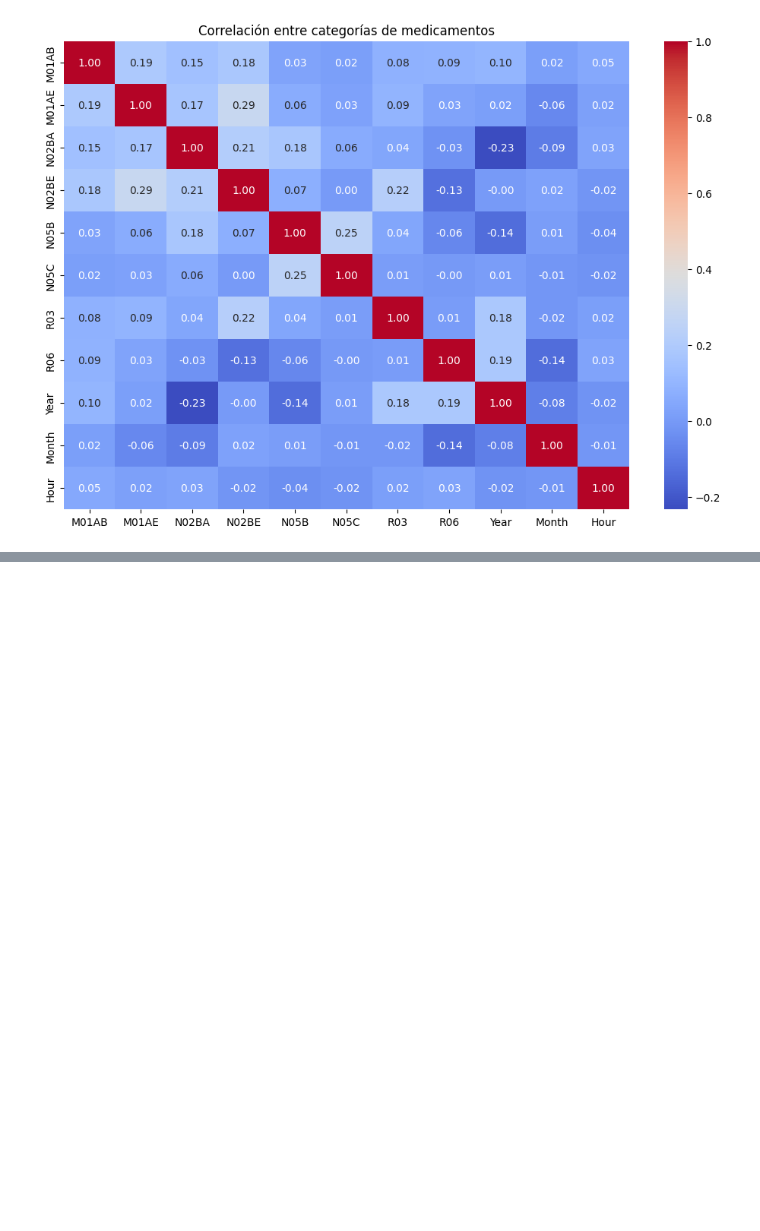
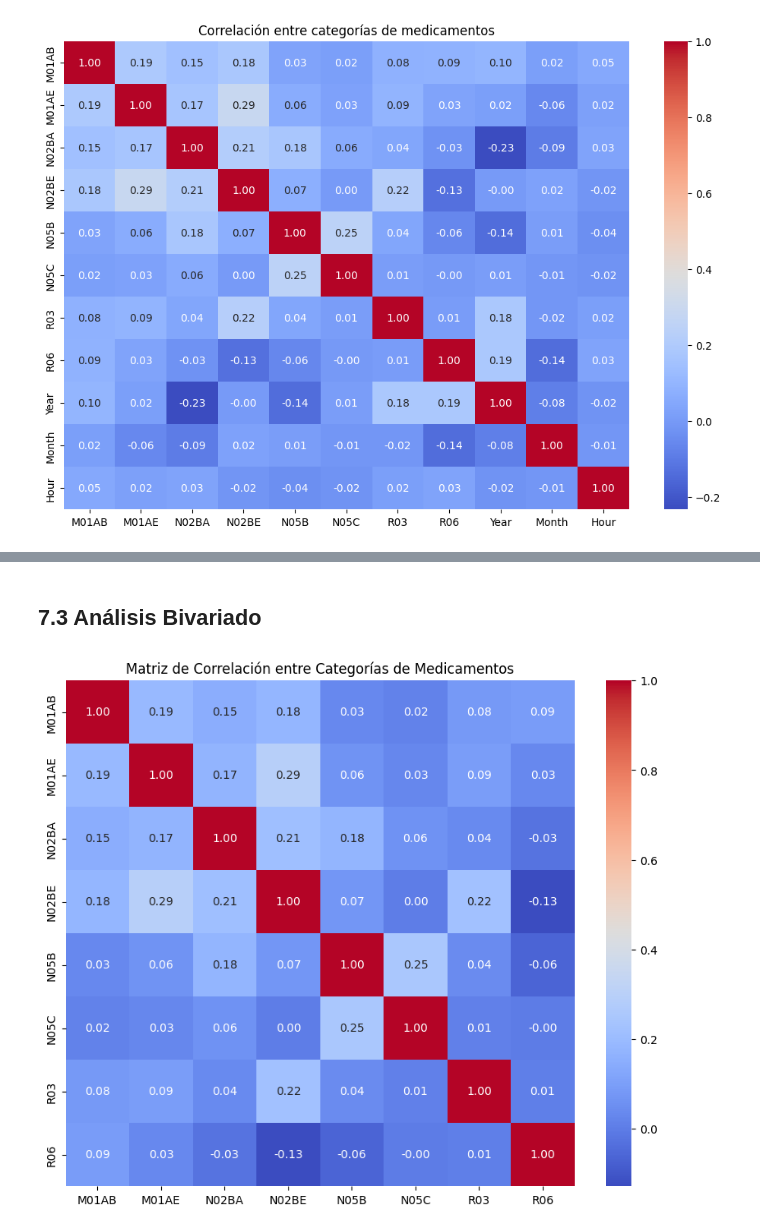
Before and after one commit to Machiz/Aldimi-Project, a Jupyter notebook: notebooks/EDA_MachineLearning_dataset_Pharma_sales.ipynb, the cells around one changed output, grey strips where cells are left out. Saved outputs shown, nothing was run; the diff lists cells and outputs as text; code cells hidden in the pictures; blank space fills up the shorter version.

```diff
--- a/notebooks/EDA_MachineLearning_dataset_Pharma_sales.ipynb
+++ b/notebooks/EDA_MachineLearning_dataset_Pharma_sales.ipynb
@@ -412,0 +430,13 @@ plt.show()
+# %% [markdown]
+## 7.3 Análisis Bivariado
+# %%
+plt.figure(figsize=(10, 8))
+# Calcular correlación solo de las columnas numéricas relevantes
+columnas_med = ['M01AB', 'M01AE', 'N02BA', 'N02BE', 'N05B', 'N05C', 'R03', 'R06']
+corr_matrix = df_daily[columnas_med].corr()
+
+sns.heatmap(corr_matrix, annot=True, cmap='coolwarm', fmt=".2f")
+plt.title('Matriz de Correlación entre Categorías de Medicamentos')
+plt.show()
+# %% [output]
+[figure, added]
```
Also changed, not shown: parts of 13 cells of this notebook.
